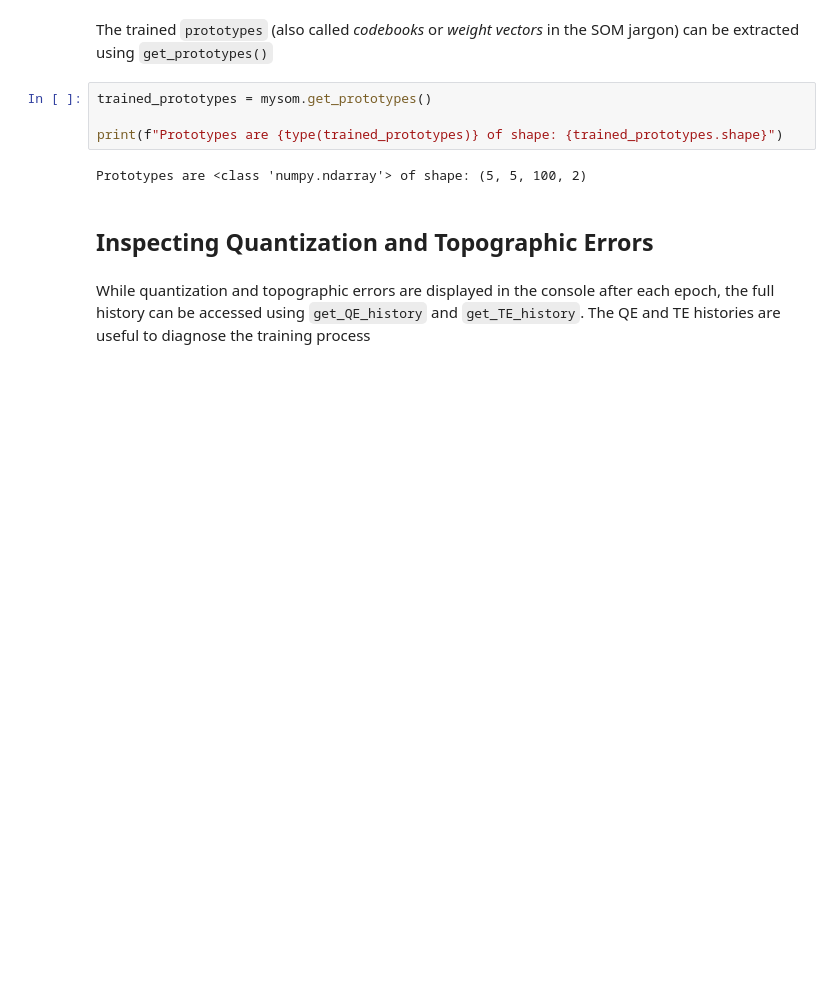
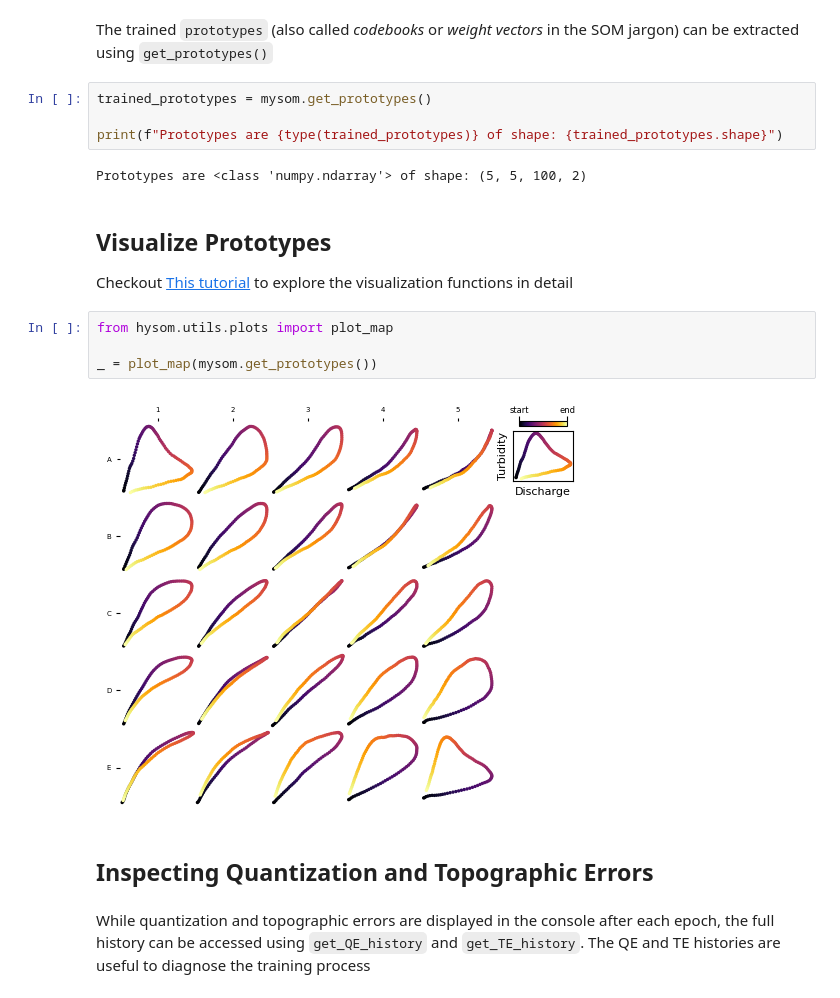
Before and after one commit to ArlexMR/HySOM, a Jupyter notebook: docs/tutorials/thesomclass.ipynb, the cells around one changed output. Cells and saved outputs as stored; diff of their text form; blank space fills up the shorter version.

```diff
--- a/docs/tutorials/thesomclass.ipynb
+++ b/docs/tutorials/thesomclass.ipynb
@@ -46,6 +65,15 @@ trained_prototypes = mysom.get_prototypes()
 print(f"Prototypes are {type(trained_prototypes)} of shape: {trained_prototypes.shape}")
 # %% [output]
 Prototypes are <class 'numpy.ndarray'> of shape: (5, 5, 100, 2)
+# %% [markdown]
+## Visualize Prototypes
+Checkout [This tutorial](https://hysom.readthedocs.io/en/latest/tutorials/vizfunctions.html) to explore the visualization functions in detail
+# %%
+from hysom.utils.plots import plot_map
+
+_ = plot_map(mysom.get_prototypes())
+# %% [output]
+[figure, added]
 # %% [markdown]
 ## Inspecting Quantization and Topographic Errors
 # %% [markdown]
```
Also changed, not shown: parts of 18 cells of this notebook, 7 other files.
